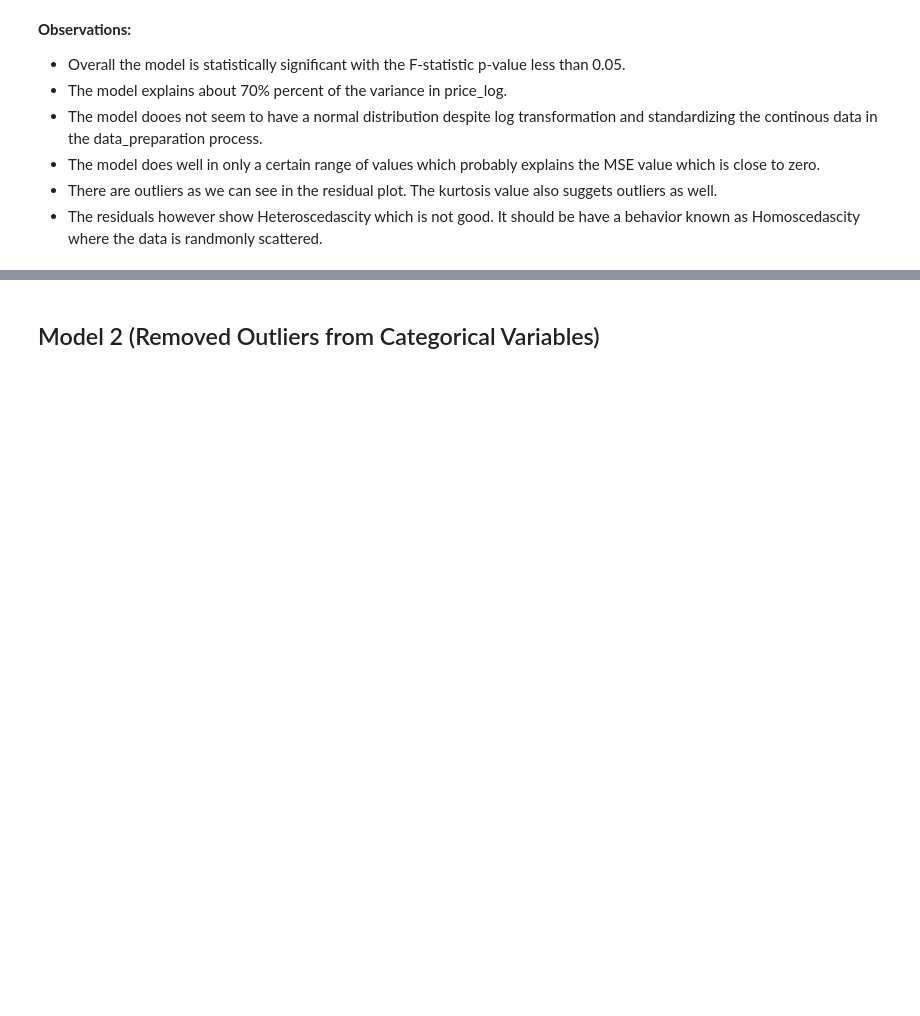
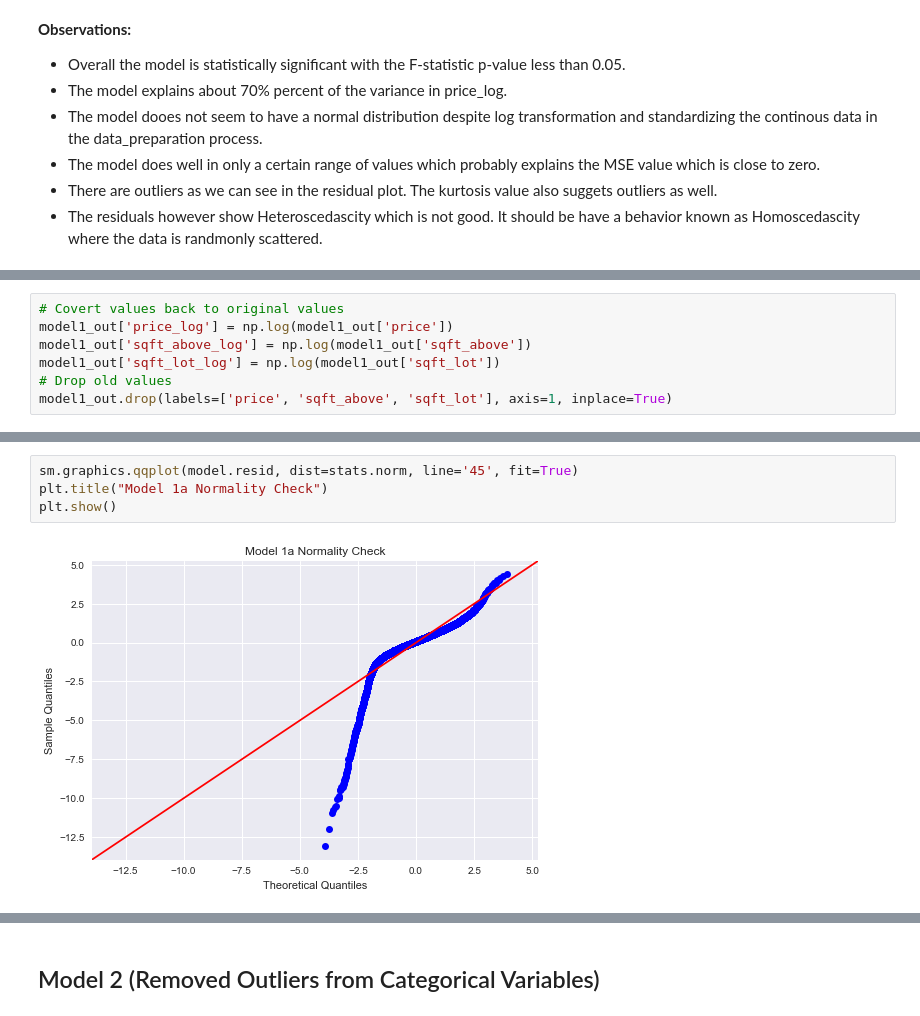
Before and after one commit to cristopher-d-delgado/Project_Linear_Regression_King_County, a Jupyter notebook: notebooks/modeling.ipynb, the cells around one changed output, grey strips where cells are left out. Saved outputs shown, nothing was run; the diff lists cells and outputs as text; blank space fills up the shorter version.

```diff
--- a/notebooks/modeling.ipynb
+++ b/notebooks/modeling.ipynb
@@ -230,0 +310,7 @@ Model Predictions are off by a factor of 1.38 times the actual price.
+# %%
+# Covert values back to original values
+model1_out['price_log'] = np.log(model1_out['price'])
+model1_out['sqft_above_log'] = np.log(model1_out['sqft_above'])
+model1_out['sqft_lot_log'] = np.log(model1_out['sqft_lot'])
+# Drop old values
+model1_out.drop(labels=['price', 'sqft_above', 'sqft_lot'], axis=1, inplace=True)
@@ -230,0 +379,6 @@ Model Predictions are off by a factor of 1.38 times the actual price.
+# %%
+sm.graphics.qqplot(model.resid, dist=stats.norm, line='45', fit=True)
+plt.title("Model 1a Normality Check")
+plt.show()
+# %% [output]
+[figure, added]
```
Also changed, not shown: parts of 64 cells of this notebook.
